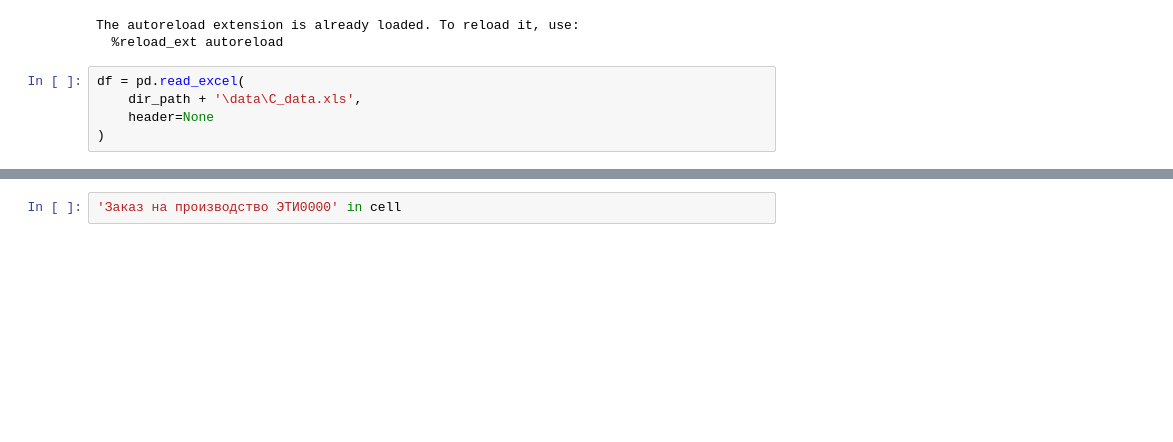
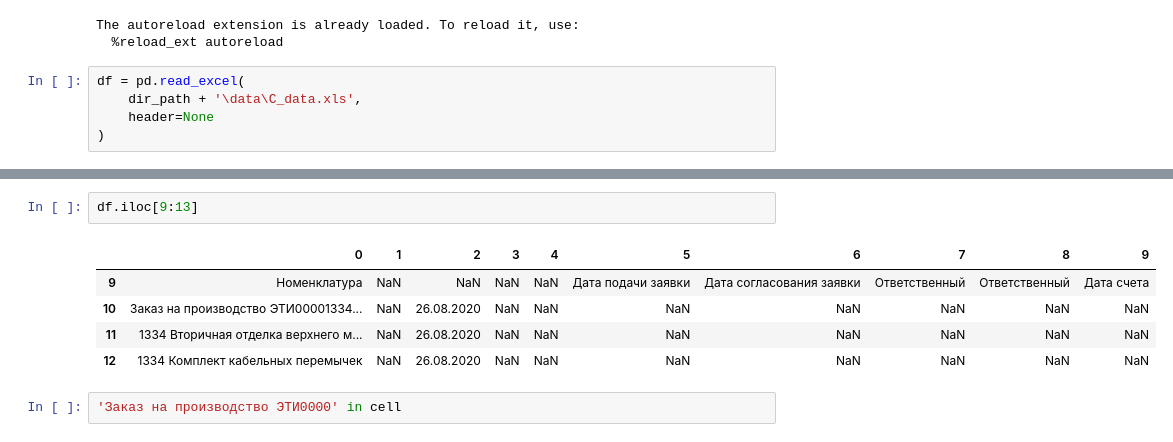
Before and after one commit to TimurKarev/timeFromStartToBill, a Jupyter notebook: first_try.ipynb, the cells around one changed output, grey strips where cells are left out. Saved outputs shown, nothing was run; the diff lists cells and outputs as text; blank space fills up the shorter version.

```diff
--- a/main.ipynb
+++ b/first_try.ipynb
@@ -28,3 +23,11 @@ cell
+# %%
+df.iloc[9:13]
+# %% [output]
+|  | 0 | 1 | 2 | 3 | 4 | 5 | 6 | 7 | 8 | 9 |
+| 9 | Номенклатура | NaN | NaN | NaN | NaN | Дата подачи заявки | Дата согласования заявки | Ответственный | Ответственный | Дата счета |
+| 10 | Заказ на производство ЭТИ00001334... | NaN | 26.08.2020 | NaN | NaN | NaN | NaN | NaN | NaN | NaN |
+| 11 | 1334 Вторичная отделка верхнего м... | NaN | 26.08.2020 | NaN | NaN | NaN | NaN | NaN | NaN | NaN |
+| 12 | 1334 Комплект кабельных перемычек | NaN | 26.08.2020 | NaN | NaN | NaN | NaN | NaN | NaN | NaN |
 # %%
 'Заказ на производство ЭТИ0000' in cell
 # %% [output]
```
Also changed, not shown: parts of 3 cells of this notebook, 4 other files.
